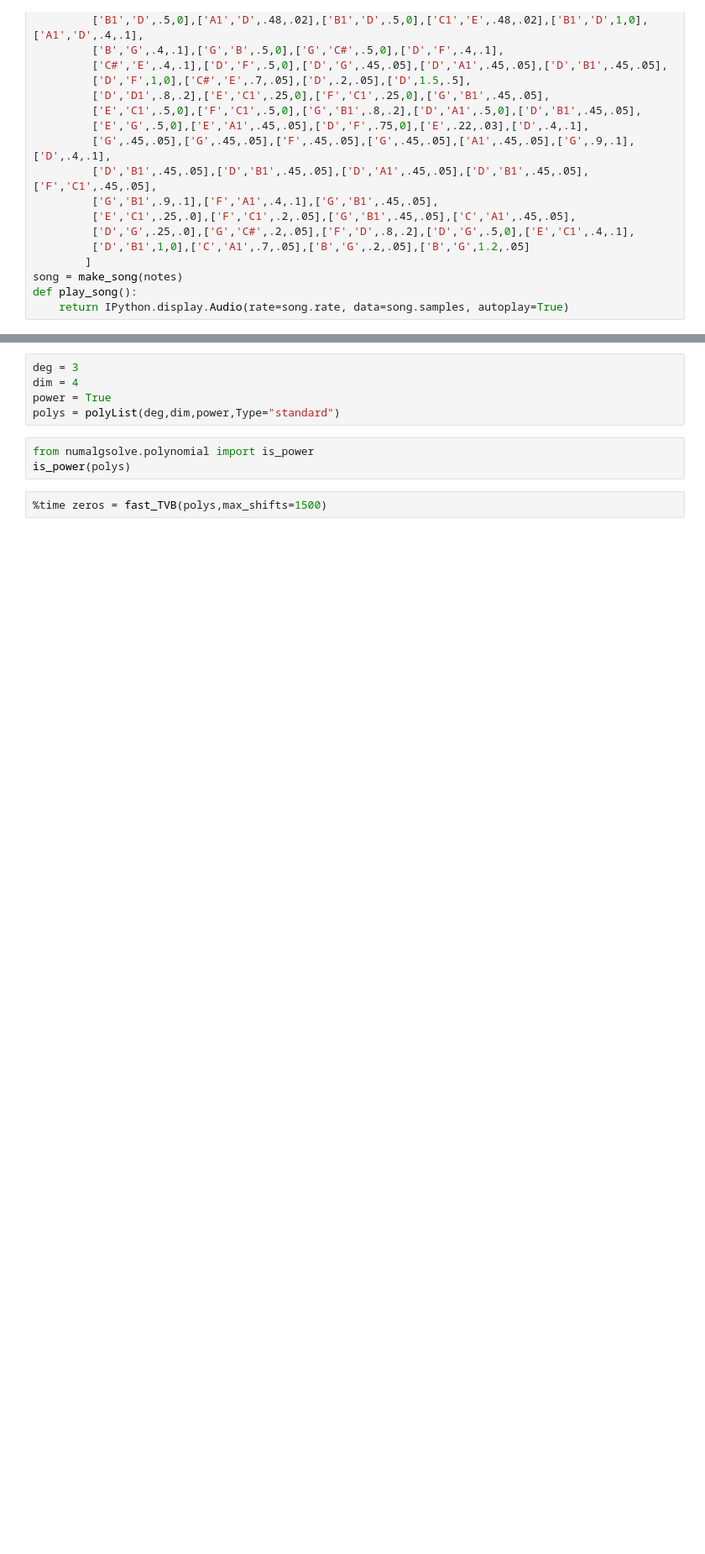
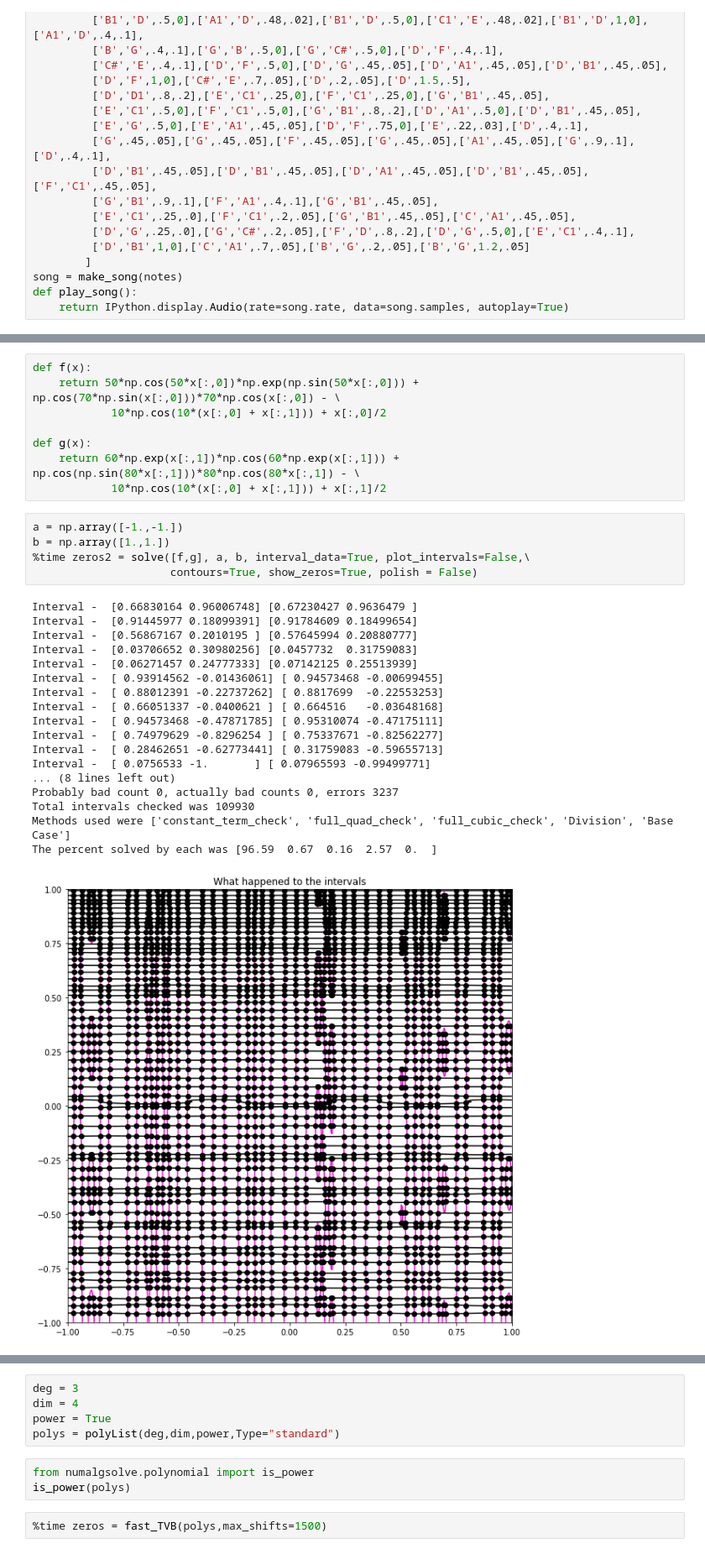
Before and after one commit to tylerjarvis/RootFinding, a Jupyter notebook: TestStuff.ipynb, the cells around one changed output, grey strips where cells are left out. Shown at 84% size. Cells and saved outputs as stored; diff of their text form; blank space fills up the shorter version.

```diff
--- a/TestStuff.ipynb
+++ b/TestStuff.ipynb
@@ -305,0 +403,32 @@ def play_song():
+# %%
+def f(x):
+    return 50*np.cos(50*x[:,0])*np.exp(np.sin(50*x[:,0])) + np.cos(70*np.sin(x[:,0]))*70*np.cos(x[:,0]) - \
+            10*np.cos(10*(x[:,0] + x[:,1])) + x[:,0]/2
+
+def g(x):
+    return 60*np.exp(x[:,1])*np.cos(60*np.exp(x[:,1])) + np.cos(np.sin(80*x[:,1]))*80*np.cos(80*x[:,1]) - \
+            10*np.cos(10*(x[:,0] + x[:,1])) + x[:,1]/2
+# %%
+a = np.array([-1.,-1.])
+b = np.array([1.,1.])
+%time zeros2 = solve([f,g], a, b, interval_data=True, plot_intervals=False,\
+                     contours=True, show_zeros=True, polish = False)
+# %% [output]
+Interval -  [0.66830164 0.96006748] [0.67230427 0.9636479 ]
+Interval -  [0.91445977 0.18099391] [0.91784609 0.18499654]
+Interval -  [0.56867167 0.2010195 ] [0.57645994 0.20880777]
+Interval -  [0.03706652 0.30980256] [0.0457732  0.31759083]
+Interval -  [0.06271457 0.24777333] [0.07142125 0.25513939]
+Interval -  [ 0.93914562 -0.01436061] [ 0.94573468 -0.00699455]
+Interval -  [ 0.88012391 -0.22737262] [ 0.8817699  -0.22553253]
+Interval -  [ 0.66051337 -0.0400621 ] [ 0.664516   -0.03648168]
+Interval -  [ 0.94573468 -0.47871785] [ 0.95310074 -0.47175111]
+Interval -  [ 0.74979629 -0.8296254 ] [ 0.75337671 -0.82562277]
+Interval -  [ 0.28462651 -0.62773441] [ 0.31759083 -0.59655713]
+Interval -  [ 0.0756533 -1.       ] [ 0.07965593 -0.99499771]
+... (8 lines left out)
+Probably bad count 0, actually bad counts 0, errors 3237
+Total intervals checked was 109930
+Methods used were ['constant_term_check', 'full_quad_check', 'full_cubic_check', 'Division', 'Base Case']
+The percent solved by each was [96.59  0.67  0.16  2.57  0.  ]
+[figure, added]
```
Also changed, not shown: parts of 103 cells of this notebook, 4 other files.
